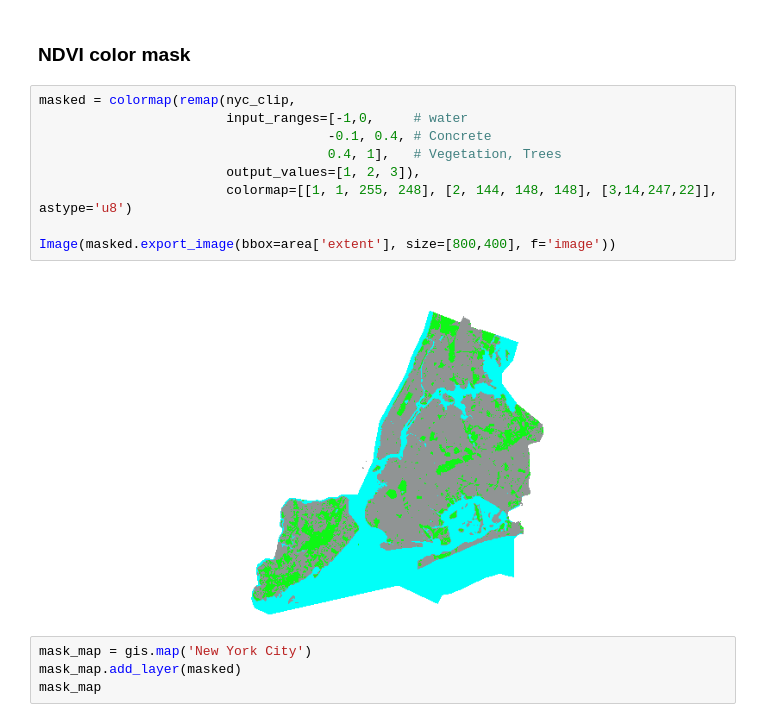
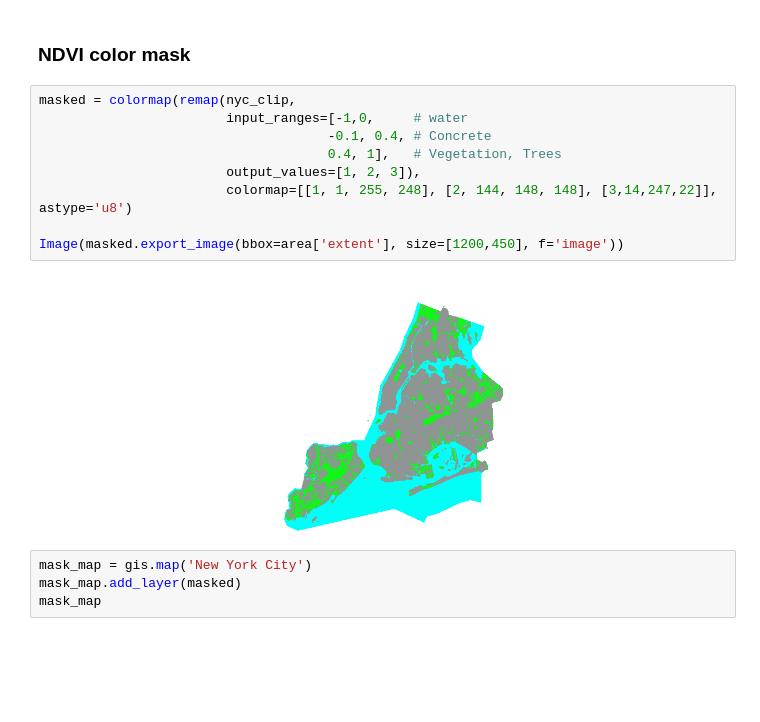
Before and after one commit to Bench-amblee/arcpy, a Jupyter notebook: nyc_landcover.ipynb, the cells around one changed output. Drawn from its saved outputs; the diff is of its cells as text; blank space fills up the shorter version.

Commit message:
changed image format

```diff
--- a/nyc_landcover.ipynb
+++ b/nyc_landcover.ipynb
@@ -114,14 +114,14 @@ nyc_clip
 # %%
 masked = colormap(remap(nyc_clip,
                         input_ranges=[-1,0,     # water
                                      -0.1, 0.4, # Concrete
                                      0.4, 1],   # Vegetation, Trees
                         output_values=[1, 2, 3]),
                         colormap=[[1, 1, 255, 248], [2, 144, 148, 148], [3,14,247,22]], astype='u8')
 
-Image(masked.export_image(bbox=area['extent'], size=[800,400], f='image'))
+Image(masked.export_image(bbox=area['extent'], size=[1200,450], f='image'))
 # %% [output]
-[figure, old version]
+[figure, new version]
 # %%
 mask_map = gis.map('New York City')
 mask_map.add_layer(masked)
```
Also changed, not shown: parts of 3 cells of this notebook.
